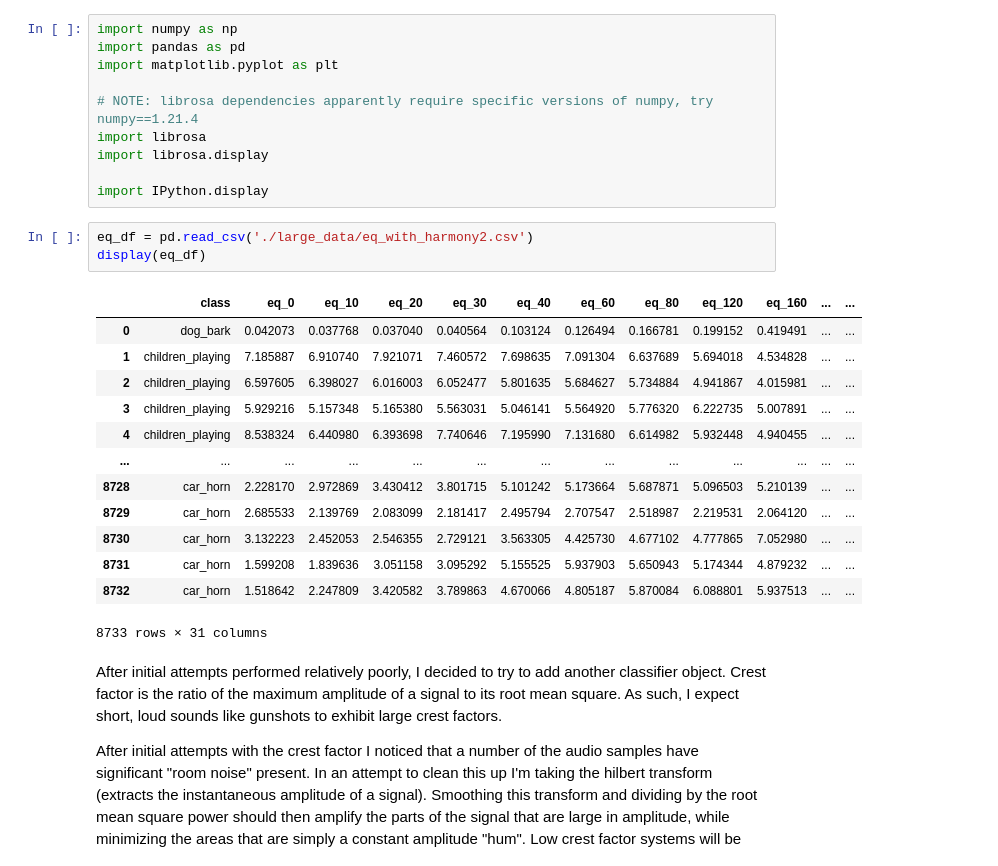
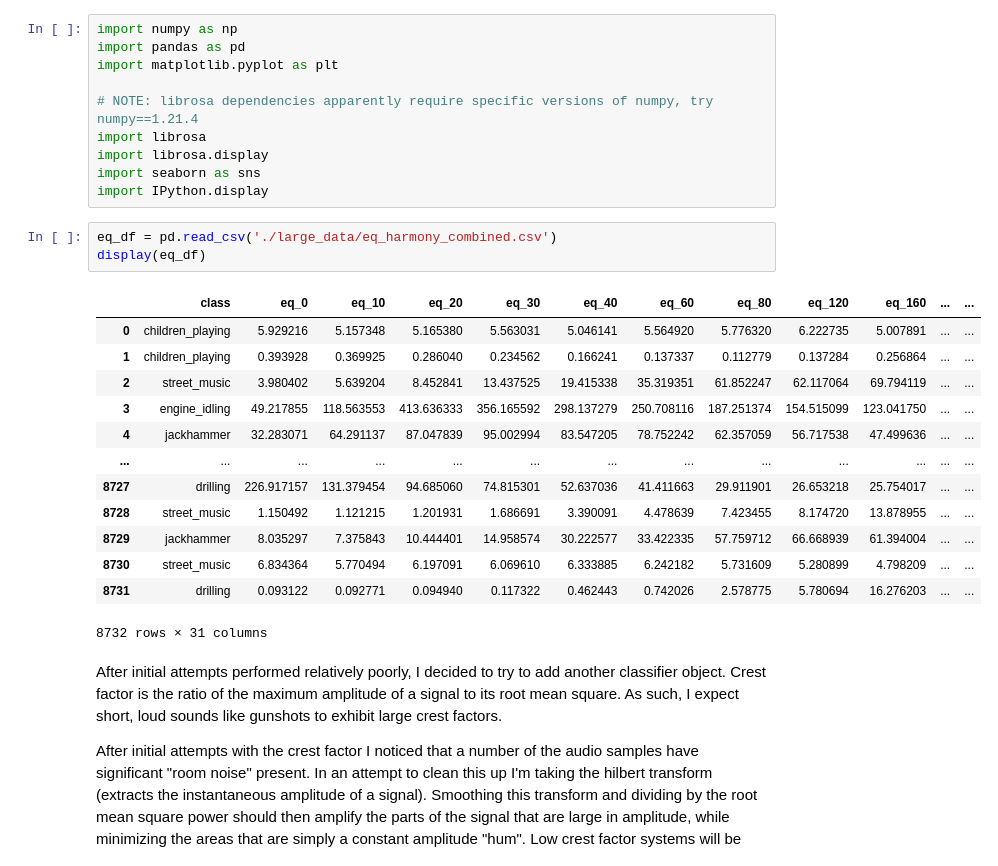
Before and after one commit to mrhheffernan/erdio-dev, a Jupyter notebook: BasicNN_Clasification.ipynb, the cells around one changed output. Saved outputs shown, nothing was run; the diff lists cells and outputs as text.

```diff
--- a/BasicNN_Clasification.ipynb
+++ b/BasicNN_Clasification.ipynb
@@ -6,25 +6,25 @@ import matplotlib.pyplot as plt
 # NOTE: librosa dependencies apparently require specific versions of numpy, try numpy==1.21.4
 import librosa
 import librosa.display
-
+import seaborn as sns
 import IPython.display
 # %%
-eq_df = pd.read_csv('./large_data/eq_with_harmony2.csv')
+eq_df = pd.read_csv('./large_data/eq_harmony_combined.csv')
 display(eq_df)
 # %% [output]
 |  | class | eq_0 | eq_10 | eq_20 | eq_30 | eq_40 | eq_60 | eq_80 | eq_120 | eq_160 | ... | ... |
-| 0 | dog_bark | 0.042073 | 0.037768 | 0.037040 | 0.040564 | 0.103124 | 0.126494 | 0.166781 | 0.199152 | 0.419491 | ... | ... |
-| 1 | children_playing | 7.185887 | 6.910740 | 7.921071 | 7.460572 | 7.698635 | 7.091304 | 6.637689 | 5.694018 | 4.534828 | ... | ... |
-| 2 | children_playing | 6.597605 | 6.398027 | 6.016003 | 6.052477 | 5.801635 | 5.684627 | 5.734884 | 4.941867 | 4.015981 | ... | ... |
-| 3 | children_playing | 5.929216 | 5.157348 | 5.165380 | 5.563031 | 5.046141 | 5.564920 | 5.776320 | 6.222735 | 5.007891 | ... | ... |
-| 4 | children_playing | 8.538324 | 6.440980 | 6.393698 | 7.740646 | 7.195990 | 7.131680 | 6.614982 | 5.932448 | 4.940455 | ... | ... |
+| 0 | children_playing | 5.929216 | 5.157348 | 5.165380 | 5.563031 | 5.046141 | 5.564920 | 5.776320 | 6.222735 | 5.007891 | ... | ... |
+| 1 | children_playing | 0.393928 | 0.369925 | 0.286040 | 0.234562 | 0.166241 | 0.137337 | 0.112779 | 0.137284 | 0.256864 | ... | ... |
+| 2 | street_music | 3.980402 | 5.639204 | 8.452841 | 13.437525 | 19.415338 | 35.319351 | 61.852247 | 62.117064 | 69.794119 | ... | ... |
+| 3 | engine_idling | 49.217855 | 118.563553 | 413.636333 | 356.165592 | 298.137279 | 250.708116 | 187.251374 | 154.515099 | 123.041750 | ... | ... |
+| 4 | jackhammer | 32.283071 | 64.291137 | 87.047839 | 95.002994 | 83.547205 | 78.752242 | 62.357059 | 56.717538 | 47.499636 | ... | ... |
 | ... | ... | ... | ... | ... | ... | ... | ... | ... | ... | ... | ... | ... |
-| 8728 | car_horn | 2.228170 | 2.972869 | 3.430412 | 3.801715 | 5.101242 | 5.173664 | 5.687871 | 5.096503 | 5.210139 | ... | ... |
-| 8729 | car_horn | 2.685533 | 2.139769 | 2.083099 | 2.181417 | 2.495794 | 2.707547 | 2.518987 | 2.219531 | 2.064120 | ... | ... |
-| 8730 | car_horn | 3.132223 | 2.452053 | 2.546355 | 2.729121 | 3.563305 | 4.425730 | 4.677102 | 4.777865 | 7.052980 | ... | ... |
-| 8731 | car_horn | 1.599208 | 1.839636 | 3.051158 | 3.095292 | 5.155525 | 5.937903 | 5.650943 | 5.174344 | 4.879232 | ... | ... |
-| 8732 | car_horn | 1.518642 | 2.247809 | 3.420582 | 3.789863 | 4.670066 | 4.805187 | 5.870084 | 6.088801 | 5.937513 | ... | ... |
+| 8727 | drilling | 226.917157 | 131.379454 | 94.685060 | 74.815301 | 52.637036 | 41.411663 | 29.911901 | 26.653218 | 25.754017 | ... | ... |
+| 8728 | street_music | 1.150492 | 1.121215 | 1.201931 | 1.686691 | 3.390091 | 4.478639 | 7.423455 | 8.174720 | 13.878955 | ... | ... |
+| 8729 | jackhammer | 8.035297 | 7.375843 | 10.444401 | 14.958574 | 30.222577 | 33.422335 | 57.759712 | 66.668939 | 61.394004 | ... | ... |
+| 8730 | street_music | 6.834364 | 5.770494 | 6.197091 | 6.069610 | 6.333885 | 6.242182 | 5.731609 | 5.280899 | 4.798209 | ... | ... |
+| 8731 | drilling | 0.093122 | 0.092771 | 0.094940 | 0.117322 | 0.462443 | 0.742026 | 2.578775 | 5.780694 | 16.276203 | ... | ... |
-8733 rows × 31 columns
+8732 rows × 31 columns
 # %% [markdown]
 After initial attempts performed relatively poorly, I decided to try to add another classifier object. Crest factor is the ratio of the maximum amplitude of a signal to its root mean square. As such, I expect short, loud sounds like gunshots to exhibit large crest factors.
 
```
Also changed, not shown: parts of 22 cells of this notebook, 1 other file.
